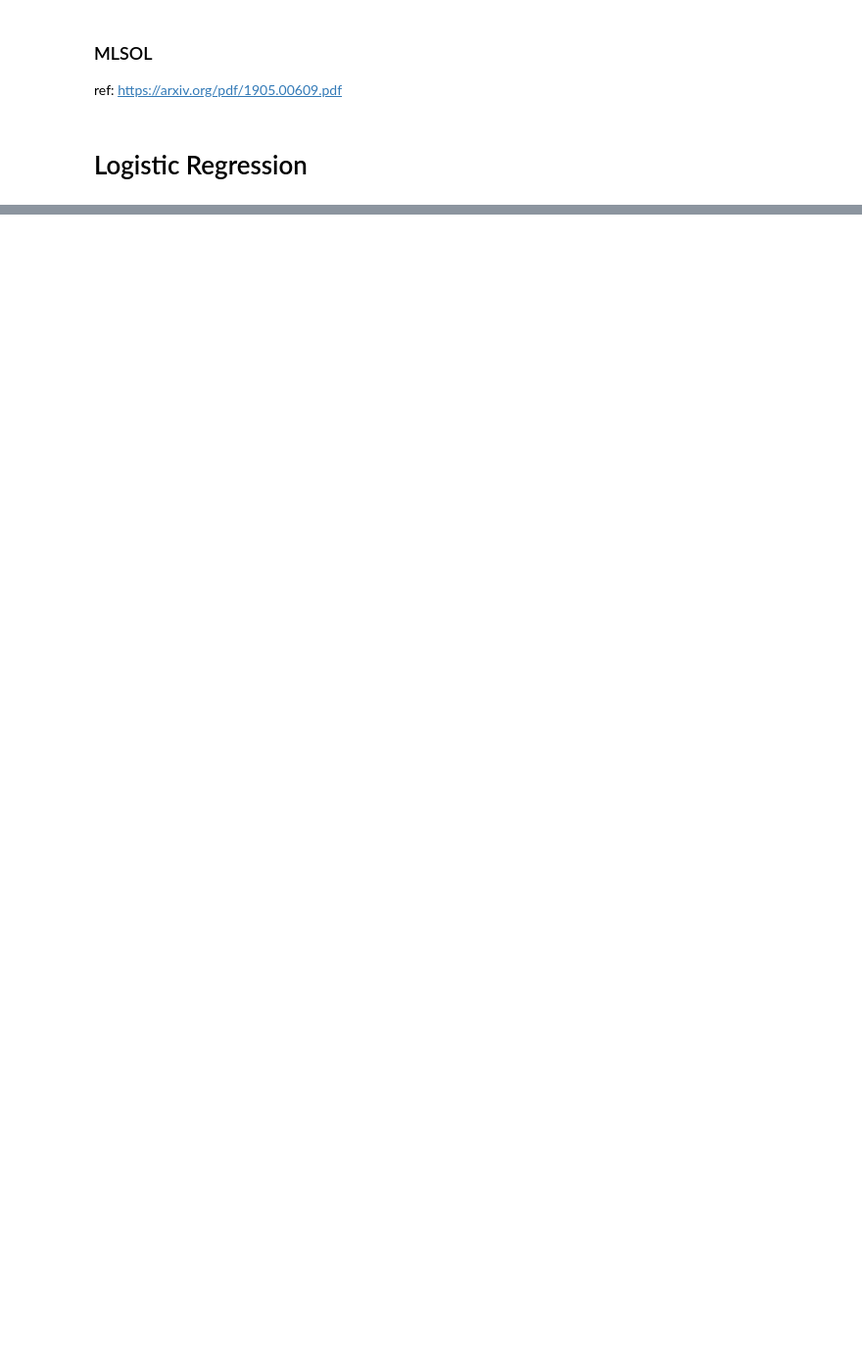
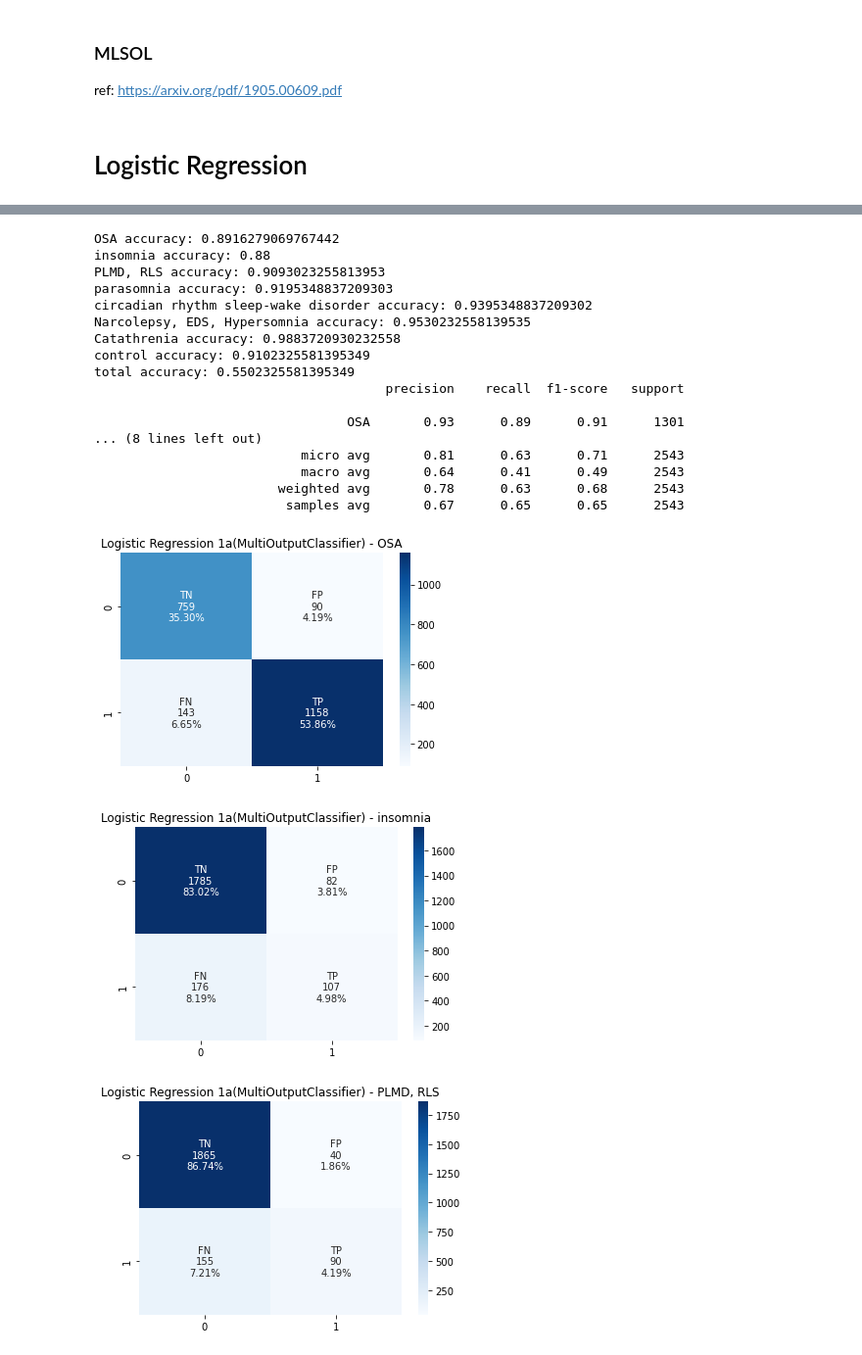
Before and after one commit to hwhan14/OSAS-severity-prediction-using-ML, a Jupyter notebook: notebooks/data_a1.ipynb, the cells around one changed output, grey strips where cells are left out. Shown at 98% size. Drawn from its saved outputs; the diff is of its cells as text; code cells hidden in the pictures; blank space fills up the shorter version.

```diff
--- a/notebooks/data_a1.ipynb
+++ b/notebooks/data_a1.ipynb
@@ -266,5 +242,8 @@ y_res.describe()
 # %% [markdown]
 ### MLSOL
 ref: https://arxiv.org/pdf/1905.00609.pdf
+# %%
+X_train, X_test, y_train, y_test = train_test_split(X_res, y_res, test_size=0.3, random_state=42)
+y_train_converted = y_train.apply(lambda y: y.argmax(), axis=1).values
 # %% [markdown]
 # Logistic Regression
@@ -369,0 +301,16 @@ total accuracy: 0.6550883607556368
+# %%
+params_dict = {
+    'C': [0.001, 0.01, 0.1, 1.0, 10.0],
+    'penalty': ['l1', 'l2']
+}
+
+logreg = LogisticRegression(max_iter=10000, random_state=42, solver='liblinear')
+
+grid_logreg1 = GridSearchCV(logreg, params_dict, cv=3, refit=True)
+grid_logreg1.fit(X_train, y_train_converted)
+
+print(grid_logreg1.best_params_)
+print(grid_logreg1.best_score_)
+
+multi_logreg = MultiOutputClassifier(logreg, n_jobs=4)
+multi_logreg.fit(X_train, y_train)
@@ -369,0 +324,26 @@ total accuracy: 0.6550883607556368
+# %%
+y_pred = multi_logreg.predict(X_test)
+y_pred_proba = multi_logreg.predict_proba(X_test)
+
+eval_metrics(y_test, title='Logistic Regression 1a(MultiOutputClassifier)', pred=y_pred, pred_proba=y_pred_proba, multilabel=True)
+# %% [output]
+OSA accuracy: 0.8916279069767442
+insomnia accuracy: 0.88
+PLMD, RLS accuracy: 0.9093023255813953
+parasomnia accuracy: 0.9195348837209303
+circadian rhythm sleep-wake disorder accuracy: 0.9395348837209302
+Narcolepsy, EDS, Hypersomnia accuracy: 0.9530232558139535
+Catathrenia accuracy: 0.9883720930232558
+control accuracy: 0.9102325581395349
+total accuracy: 0.5502325581395349
+                                      precision    recall  f1-score   support
+
+                                 OSA       0.93      0.89      0.91      1301
+... (8 lines left out)
+                           micro avg       0.81      0.63      0.71      2543
+                           macro avg       0.64      0.41      0.49      2543
+                        weighted avg       0.78      0.63      0.68      2543
+                         samples avg       0.67      0.65      0.65      2543
+[figure, added]
+[figure, added]
+[figure, added]
```
Also changed, not shown: parts of 58 cells of this notebook, 1 other file.
